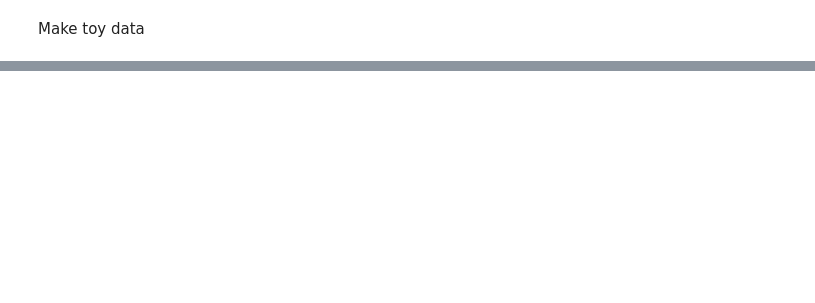
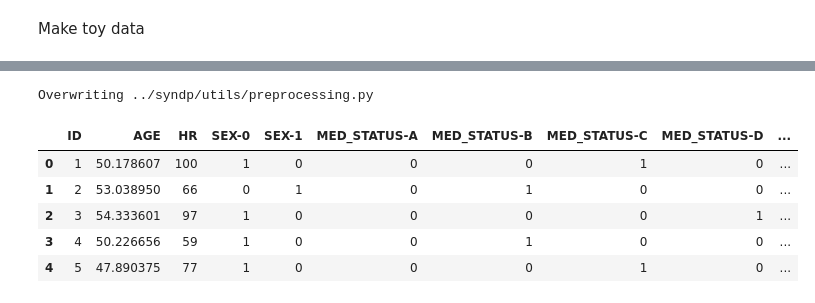
Before and after one commit to memy85/2022_MULTIVARIATE_SYNTHESIS_SIMULATION, a Jupyter notebook: explore/20220223_multivariable_simulation(C-C).ipynb, the cells around one changed output, grey strips where cells are left out. Saved outputs shown, nothing was run; the diff lists cells and outputs as text; code cells hidden in the pictures; blank space fills up the shorter version.

```diff
--- a/explore/20220223_multivariable_simulation(C-C).ipynb
+++ b/explore/20220223_multivariable_simulation(C-C).ipynb
@@ -60,0 +64,78 @@ TGAN - which is an article wrote for tabular data synthesis
+# %%
+%%writefile ../syndp/utils/preprocessing.py
+
+from sklearn.preprocessing import MinMaxScaler
+import pandas as pd
+
+def dummify(data : pd.DataFrame, columns= None, prefix_separator = "-"):
+    '''
+    dummifing function
+    data : original data with categorical and continuous variables
+    prefix_sep  mostly uses '_' as prefix separator. Can be modified
+    columns : list of columns that are categorical
+    '''
+    excluded_variables = [continuous for continuous in data.columns if continuous not in columns]
+    data1 = data[excluded_variables].copy() # we will concat this data with the dummified data
+
+    list_of_series = [data[cols] for cols in columns]
+    dummified = list(map(lambda x, y : pd.get_dummies(data=y, prefix=x, prefix_sep=prefix_separator), columns, list_of_series))
+
+    dummified = pd.concat([data1, *dummified], axis=1)
+
+    return dummified
+
+
+def undummify(data :pd.DataFrame, columns :list, prefix_separator="-"):
+    '''
+    This function changes tabular data's categorical variable's one-hot dummy encoding to the original form
+    data : original tabular data
+    columns : a list of names of categorical values
+    prefix_sep : prefix separator. Mostly is "-"
+    '''
+    # cols2collapse = {
+    #     item.split(prefix_separator)[0]: (prefix_separator in item) for item in data.columns
+    # }
+
+    continuous_list = [cont for cont in data.columns if cont.split(prefix_separator)[0] not in columns]
+    data1 = data[continuous_list].copy() # data to concat later
+
+    undummified_list  = []
+    for col in columns:
+           undummified = data.filter(like=col).idxmax(axis=1).apply(lambda x : x.split(prefix_separator, maxsplit=1)[1]).rename(col)
+       undummified_list.append(undummified)
+
+    recovered_data = pd.concat([data1, *undummified_list], axis=1)
+    return recovered_data
+
+
+
+def do_scaling(data : pd.DataFrame, columns : list):
+    '''
+    scaling function for continous variable.
+    This function returns the scaled data and the scaler itself for future use.
+    data : the data you want to change
+    columns : continuous columns
+    '''
+    scaler = MinMaxScaler(feature_range=(-1,1))
+    not_scaling_columns = [cols for cols in data.columns if cols not in columns ]
+    data1 = data[not_scaling_columns].copy()
+
+    scaler.fit(data[columns].copy())
+    scaled = scaler.transform(data[columns].copy())
+    scaled= pd.DataFrame(scaled, columns=columns)
+
+    scaled_data = pd.concat([scaled,data1], axis=1)
+    return scaled_data, scaler
+# %% [output]
+Overwriting ../syndp/utils/preprocessing.py
+# %%
+dummified_df = dummify(toy_data, columns=['SEX','MED_STATUS','CANCER_SEVERITY'], prefix_separator="-")
+
+dummified_df.head()
+# %% [output]
+|  | ID | AGE | HR | SEX-0 | SEX-1 | MED_STATUS-A | MED_STATUS-B | MED_STATUS-C | MED_STATUS-D | ... |
+| 0 | 1 | 50.178607 | 100 | 1 | 0 | 0 | 0 | 1 | 0 | ... |
+| 1 | 2 | 53.038950 | 66 | 0 | 1 | 0 | 1 | 0 | 0 | ... |
+| 2 | 3 | 54.333601 | 97 | 1 | 0 | 0 | 0 | 0 | 1 | ... |
+| 3 | 4 | 50.226656 | 59 | 1 | 0 | 0 | 1 | 0 | 0 | ... |
+| 4 | 5 | 47.890375 | 77 | 1 | 0 | 0 | 0 | 1 | 0 | ... |
```
Also changed, not shown: parts of 11 cells of this notebook, 10 other files.
